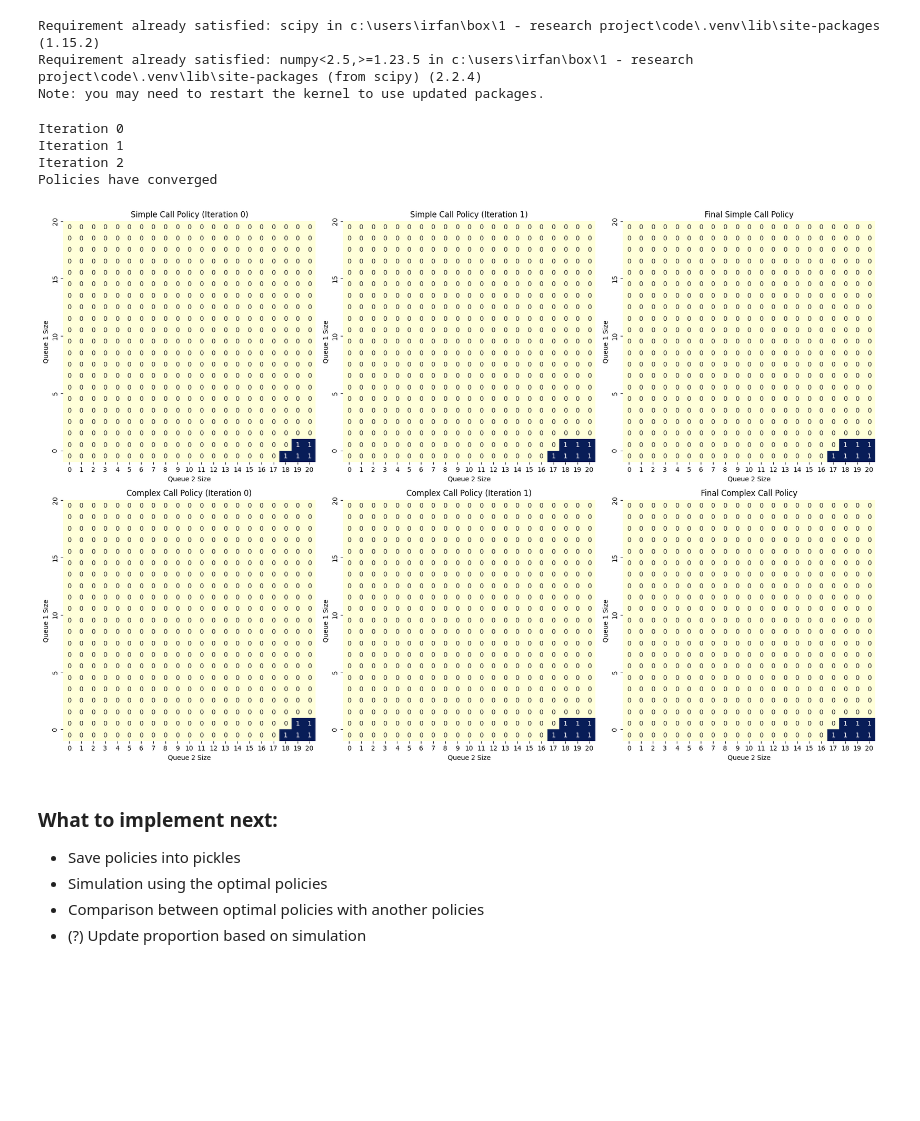
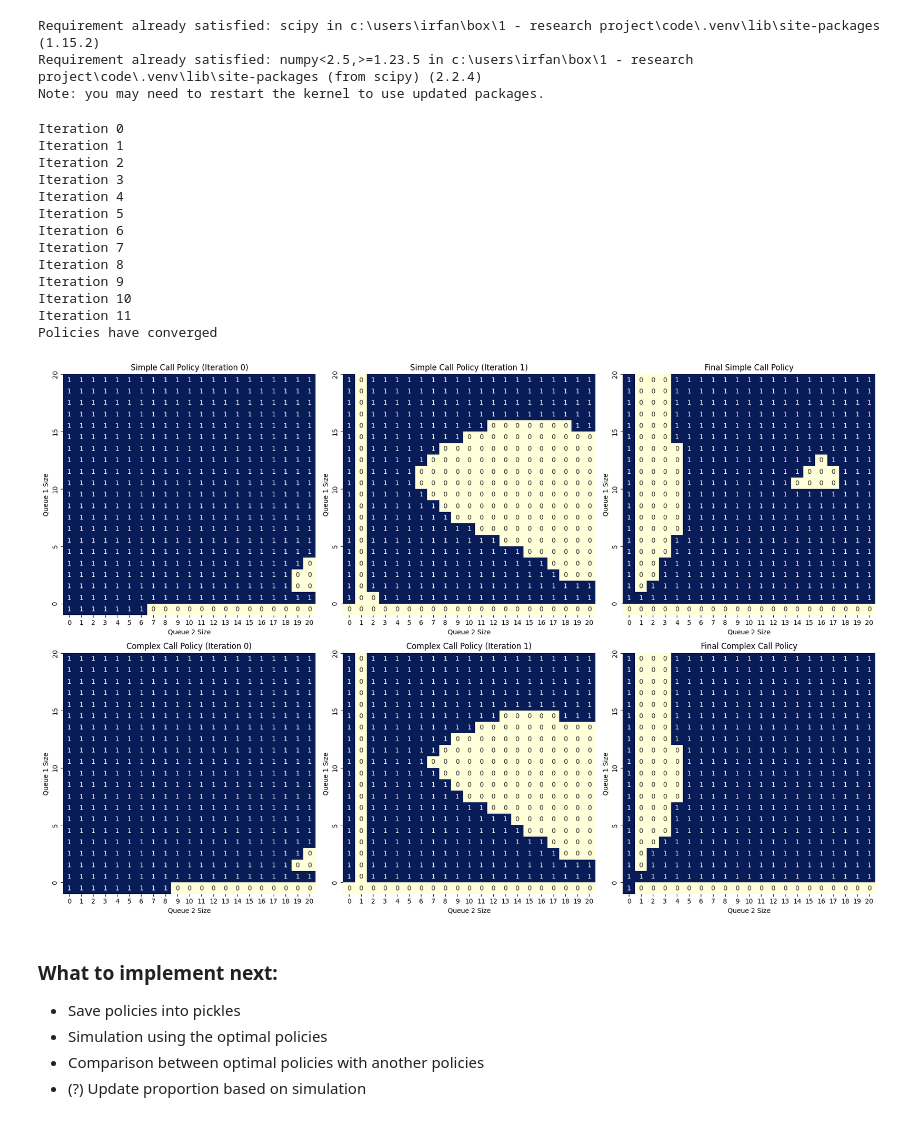
Before and after one commit to ifboelhasrin/MDSProj_CallCentre, a Jupyter notebook: call_centre_0416.ipynb, the cells around one changed output. Drawn from its saved outputs; the diff is of its cells as text; code cells hidden in the pictures; blank space fills up the shorter version.

```diff
--- a/call_centre_0416.ipynb
+++ b/call_centre_0416.ipynb
@@ -154,6 +134,34 @@ def expected_waiting_time_old(state, action, mu_1_eff, mu_2_eff):
 
     return -wait # Negative because we want to minimise waiting time
 # %%
+def calculate_transition_probabilities(q1, q2, action):
+    """Calculate transition probabilities based on event rates"""
+    # Initialize rates based on queue conditions
+    rate_simple_dep_1 = SERVICE_SIMPLE_1 if q1 > 0 else 0
+    rate_complex_dep_1 = SERVICE_COMPLEX_1 if q1 > 0 else 0
+    rate_simple_dep_2 = SERVICE_SIMPLE_2 if q2 > 0 else 0
+    rate_complex_dep_2 = SERVICE_COMPLEX_2 if q2 > 0 else 0
+
+    # Check if arrivals are possible (queues not full)
+    queues_full = ((q1 == MAX_QUEUE_SIZE and action == 0) or (q2 == MAX_QUEUE_SIZE and action == 1))
+    rate_simple_arr = ARRIVAL_SIMPLE if not queues_full else 0
+    rate_complex_arr = ARRIVAL_COMPLEX if not queues_full else 0
+
+    # Calculate total rate after applying conditions
+    total_rate = (rate_simple_dep_1 + rate_complex_dep_1 +
+                  rate_simple_dep_2 + rate_complex_dep_2 +
+                  rate_simple_arr + rate_complex_arr)
+
+    # Calculate probabilities
+    return {
+        'simple_dep_1': rate_simple_dep_1 / total_rate,
+        'complex_dep_1': rate_complex_dep_1 / total_rate,
+        'simple_dep_2': rate_simple_dep_2 / total_rate,
+        'complex_dep_2': rate_complex_dep_2 / total_rate,
+        'simple_arr': rate_simple_arr / total_rate,
+        'complex_arr': rate_complex_arr / total_rate
+    }
+
 def expected_waiting_time(state, action):
     """
     Expected waiting times accounting for all possible queue compositions
@@ -443,14 +430,14 @@ policy_simple = np.zeros((MAX_QUEUE_SIZE + 1, MAX_QUEUE_SIZE + 1), dtype=int)
 policy_complex = np.zeros((MAX_QUEUE_SIZE + 1, MAX_QUEUE_SIZE + 1), dtype=int)
 
 # Initialise value function
-value = np.zeros(STATE_SPACE)
+value = np.zeros((MAX_QUEUE_SIZE + 1, MAX_QUEUE_SIZE + 1, 2))
 
 # For visualisation
 fig, axes = plt.subplots(2, 3, figsize=(18, 12))
 plt.subplots_adjust(wspace=0.3, hspace=0.3)
 
 iteration = 0
-max_iterations = 5
+max_iterations = 25
 
 while iteration < max_iterations:
     print(f"Iteration {iteration}")
@@ -491,34 +478,43 @@ while iteration < max_iterations:
         axes[1, iteration].set_yticklabels(range(0, MAX_QUEUE_SIZE + 1, 5))
 
     iteration += 1
 
 # Final policies visualisation
 # Simple call policy
 sns.heatmap(np.flipud(policy_simple), cmap="YlGnBu", ax=axes[0, 2], annot=np.flipud(policy_simple),
             cbar=False, cbar_kws={'label': 'Action (0=Queue 1, 1=Queue 2)'})
 axes[0, 2].set_title('Final Simple Call Policy')
 axes[0, 2].set_ylabel('Queue 1 Size')
 axes[0, 2].set_xlabel('Queue 2 Size')
 axes[0, 2].set_yticks(list(reversed(range(0, MAX_QUEUE_SIZE + 1, 5))))
 axes[0, 2].set_yticklabels(range(0, MAX_QUEUE_SIZE + 1, 5))
 
 # Complex call policy
 sns.heatmap(np.flipud(policy_complex), cmap="YlGnBu", ax=axes[1, 2], annot=np.flipud(policy_complex),
             cbar=False, cbar_kws={'label': 'Action (0=Queue 1, 1=Queue 2)'})
 axes[1, 2].set_title('Final Complex Call Policy')
 axes[1, 2].set_ylabel('Queue 1 Size')
 axes[1, 2].set_xlabel('Queue 2 Size')
 axes[1, 2].set_yticks(list(reversed(range(0, MAX_QUEUE_SIZE + 1, 5))))
 axes[1, 2].set_yticklabels(range(0, MAX_QUEUE_SIZE + 1, 5))
 
 plt.tight_layout()
 plt.show()
 # %% [output]
 Iteration 0
 Iteration 1
 Iteration 2
+Iteration 3
+Iteration 4
+Iteration 5
+Iteration 6
+Iteration 7
+Iteration 8
+Iteration 9
+Iteration 10
+Iteration 11
 Policies have converged
-[figure, old version]
+[figure, new version]
 # %% [markdown]
 ### What to implement next:
 
```
Also changed, not shown: parts of 2 cells of this notebook, 4 other files.
